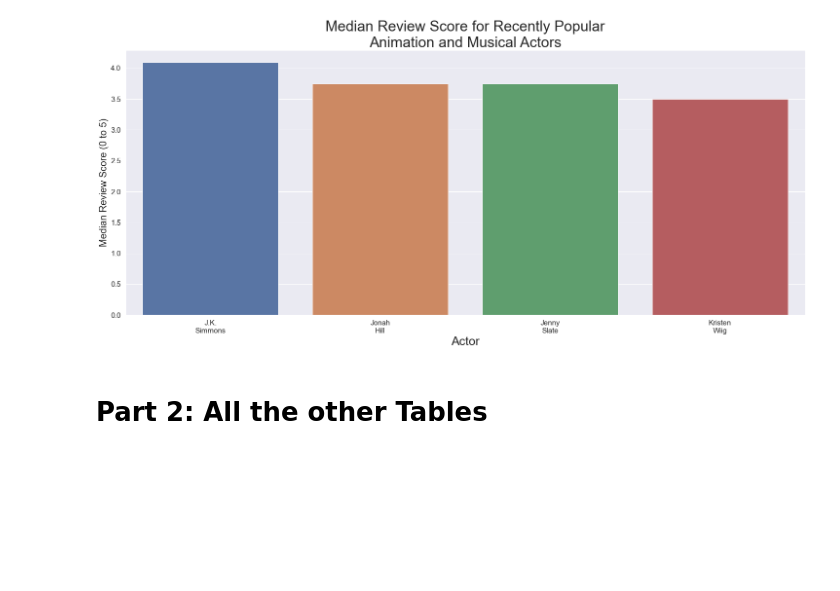
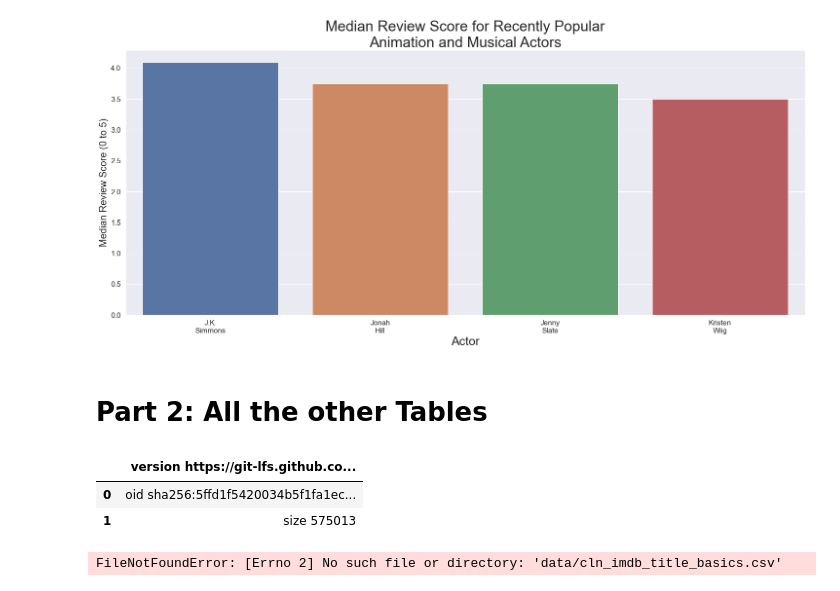
Before and after one commit to andre3000y/Movie_box_office_analysis, a Jupyter notebook: The Notebook.ipynb, the cells around one changed output. Drawn from its saved outputs; the diff is of its cells as text; code cells hidden in the pictures; blank space fills up the shorter version.

```diff
--- a/The Notebook.ipynb
+++ b/The Notebook.ipynb
@@ -758,3 +704,15 @@ plt.savefig('images/rec_median_sc_act');
 [figure]
 # %% [markdown]
 # Part 2: All the other Tables
+# %%
+df1= pd.read_csv("cln3_tn.movie_budgets.csv")
+df1
+# %% [output]
+|  | version https://git-lfs.github.co... |
+| 0 | oid sha256:5ffd1f5420034b5f1fa1ec... |
+| 1 | size 575013 |
+# %%
+df2= pd.read_csv('data/cln_imdb_title_basics.csv')
+df2.head()
+# %% [output]
+FileNotFoundError: [Errno 2] No such file or directory: 'data/cln_imdb_title_basics.csv'
```
Also changed, not shown: parts of 38 cells of this notebook, 8 other files.
